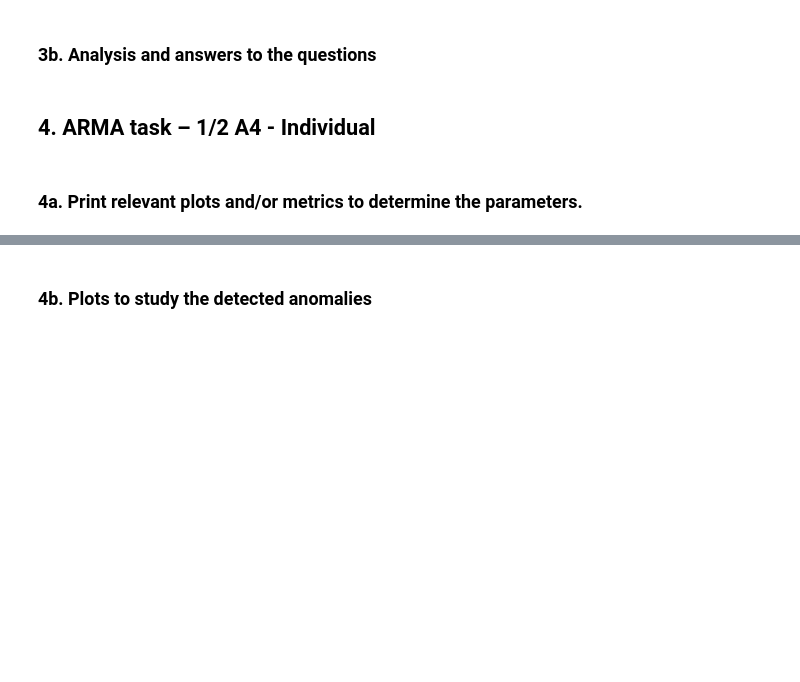
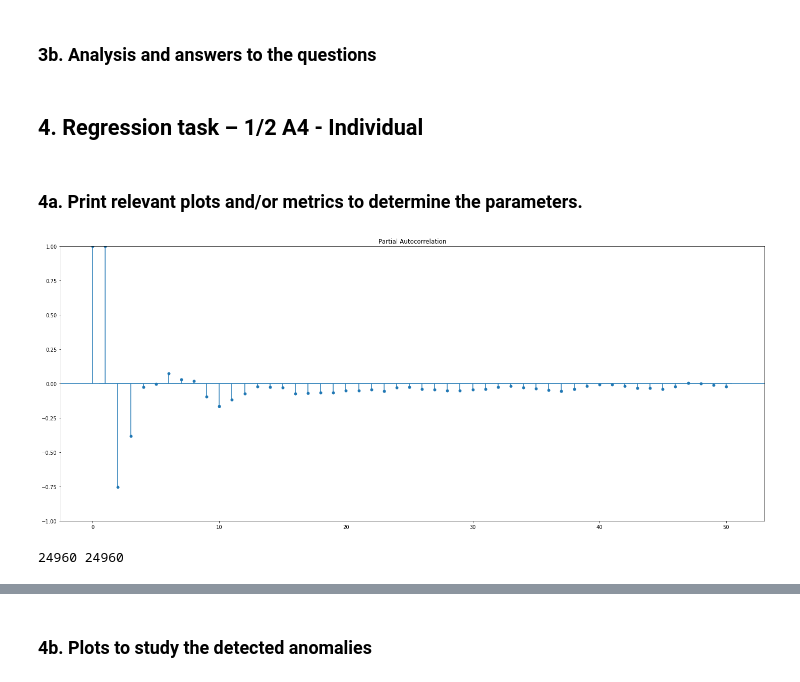
Before and after one commit to kponichtera/cs4035-cda, a Jupyter notebook: lab2/pca_reg.ipynb, the cells around one changed output, grey strips where cells are left out. Cells and saved outputs as stored; diff of their text form; code cells hidden in the pictures; blank space fills up the shorter version.

Commit message:
add regression

```diff
--- a/lab2/pca_reg.ipynb
+++ b/lab2/pca_reg.ipynb
@@ -253,6 +325,6 @@ X_train_res.head()
 # say why anomalies occur -> bigger difference in anomalous data vs legit data
 # compare found anomalies with validation dataset
 # %% [markdown]
-## 4. ARMA task – 1/2 A4 - Individual
+## 4. Regression task – 1/2 A4 - Individual
 # %% [markdown]
 ### 4a. Print relevant plots and/or metrics to determine the parameters.
@@ -258,0 +341,27 @@ X_train_res.head()
+# %%
+from statsmodels.graphics.tsaplots import plot_pacf, plot_acf
+from sklearn.preprocessing import StandardScaler
+
+df_train = pd.read_csv("data/train_data.csv")[100000:]
+df_train = df_train.drop(columns=['Id', 'Label', 'Timestamp'])
+df_val = pd.read_csv("data/val_data.csv")[0:25000]
+labels = df_val['Label']
+df_val = df_val.drop(columns=['Id', 'Timestamp', 'Label'])
+signal = 'LIT101'
+# uncomment for differencing
+#df_train[signal] = df_train[signal].diff(periods=10)
+
+scaler = StandardScaler()
+df_train = pd.DataFrame(scaler.fit_transform(df_train.to_numpy()), columns=df_train.columns)
+df_val = pd.DataFrame(scaler.fit_transform(df_val.to_numpy()), columns=df_val.columns)
+
+series = df_train[signal]
+val_series = df_val[signal].to_numpy()
+
+fig, ax = plt.subplots(figsize=(25, 10))
+plot_pacf(series, lags=50, ax=ax)
+#plt.plot(series)
+#plt.legend()
+plt.show()
+# %% [output]
+[figure, added]
@@ -258,0 +378,24 @@ X_train_res.head()
+# %%
+from sklearn.linear_model import LinearRegression
+
+# 1 2 3 4 5 6
+# 1 2 -> 3
+# 3 4 -> 5
+series = np.asarray(series)
+#series = series[np.logical_not(np.isnan(series))]
+window = 40
+X_train = []
+for i in range(window, len(series)):
+    X_train.append(series[i - window:i])
+
+y_train = series[window:]
+#print(len(X_train), len(y_train))
+
+X_test = []
+for i in range(window, len(val_series)):
+    X_test.append(val_series[i - window:i])
+
+y_test = val_series[window:]
+print(len(X_test), len(y_test))
+# %% [output]
+24960 24960
```
Also changed, not shown: parts of 9 cells of this notebook, 1 other file.
